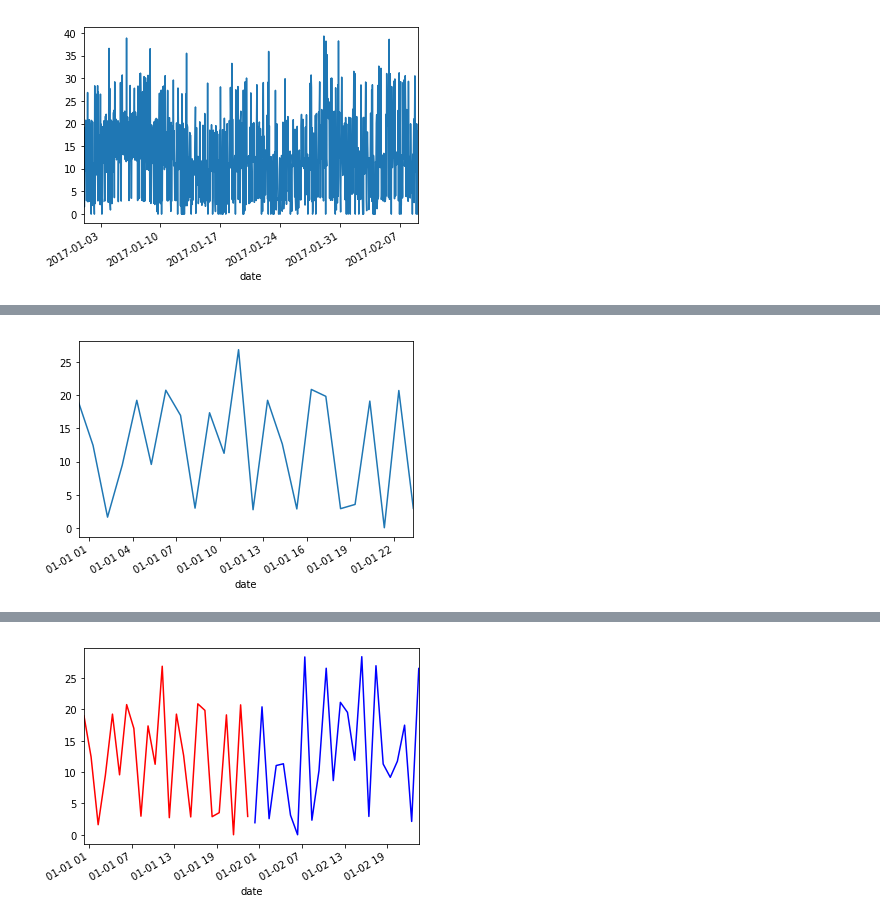
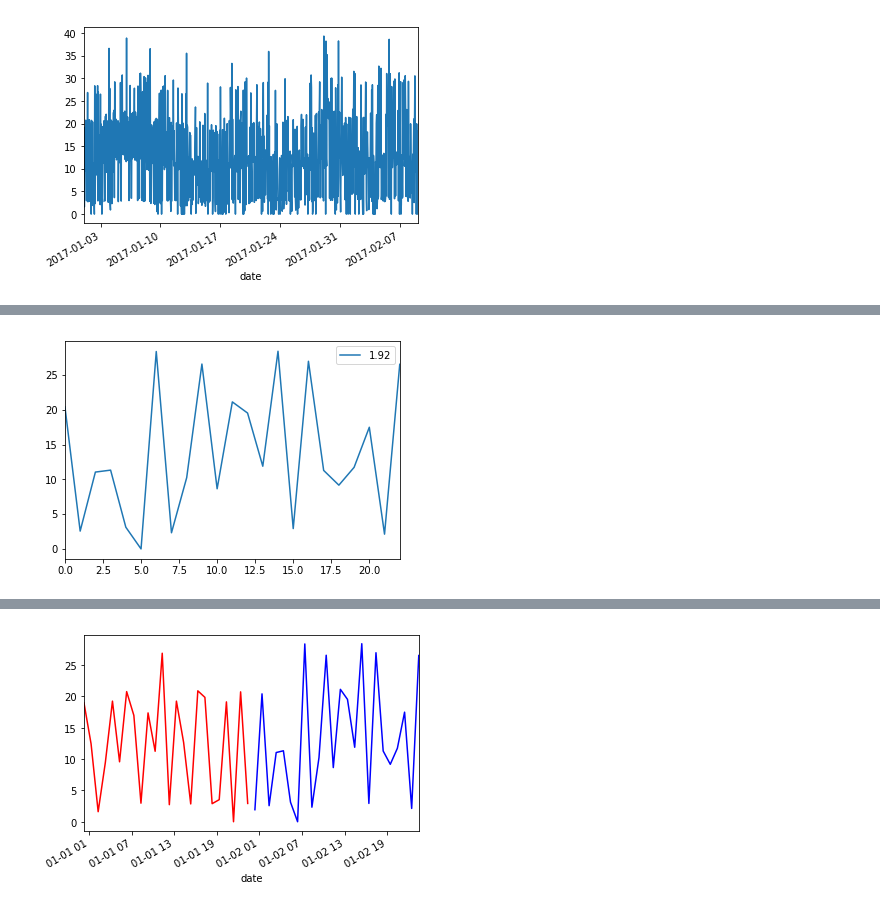
Before and after one commit to sr6115/machine-learning, a Jupyter notebook: third machine/getData.ipynb, the cells around one changed output, grey strips where cells are left out. Drawn from its saved outputs; the diff is of its cells as text; code cells hidden in the pictures.

```diff
--- a/third machine/getData.ipynb
+++ b/third machine/getData.ipynb
@@ -129,5 +160,10 @@ Name: number, dtype: float64
 # %%
 # to see the data on 2017-01-01
-series['2017-01-01'].plot()
+import datetime
+print(series['2017-01-02'].head())
+series['2017-01-02'].to_csv('second_day.csv')
+series = Series.from_csv('second_day.csv', header=0)
+series = pd.read_csv('second_day.csv')
+series.plot()
 pyplot.show()
 # %% [output]
@@ -134 +177 @@ pyplot.show()
-[figure, old version]
+[figure, new version]
```
Also changed, not shown: parts of 3 cells of this notebook.
